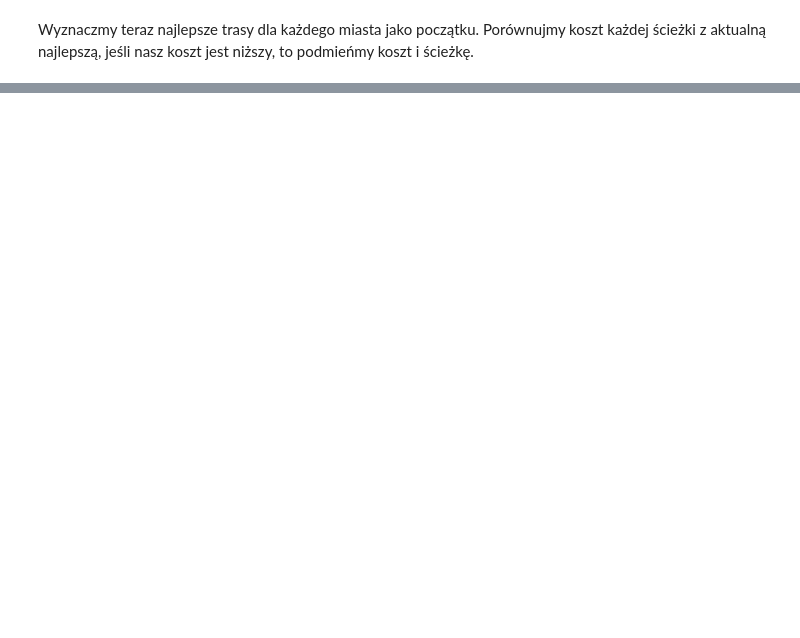
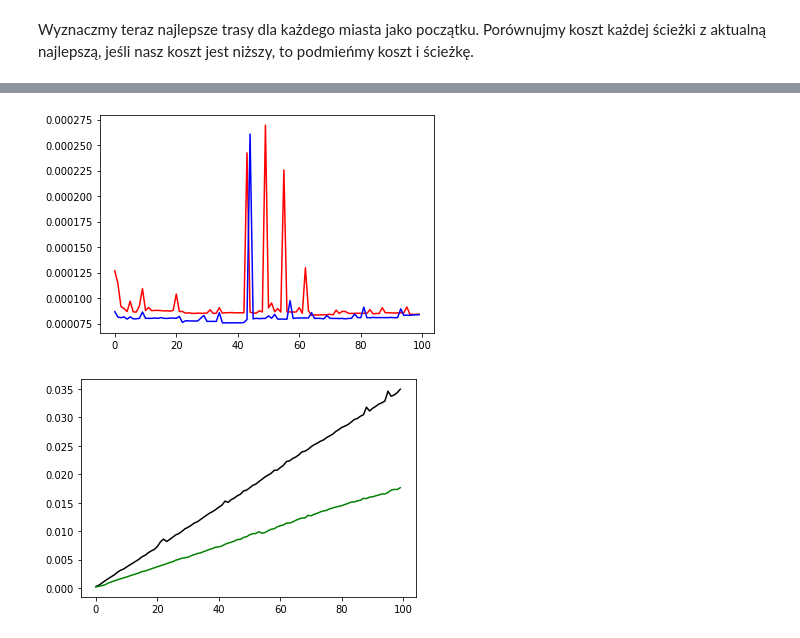
Before and after one commit to codingtenshi/SDA, a Jupyter notebook: aisd.ipynb, the cells around one changed output, grey strips where cells are left out. Drawn from its saved outputs; the diff is of its cells as text; code cells hidden in the pictures; blank space fills up the shorter version.

```diff
--- a/aisd.ipynb
+++ b/aisd.ipynb
@@ -525,0 +570,46 @@ inCircle = [xs[i] ** 2. + ys[i] ** 2. <= 1.0 for i in range(N)]
+# %%
+N = 100
+batchsize = 1000
+l = []
+appTimes = []
+popTimes = []
+insTimes = []
+zpopTimes = []
+
+for i in range(N):
+    start = default_timer()
+    for j in range(batchsize):
+        l.append(i)
+    appTimes.append(default_timer() - start)
+
+for i in range(N):
+    start = default_timer()
+    for j in range(batchsize):
+        l.pop()
+    popTimes.append(default_timer() - start)
+
+popTimes.reverse()
+
+for i in range(N):
+    start = default_timer()
+    for j in range(batchsize):
+        l.insert(0, i)
+    insTimes.append(default_timer() - start)
+
+for i in range(N):
+    start = default_timer()
+    for j in range(batchsize):
+        l.pop(0)
+    zpopTimes.append(default_timer() - start)
+
+zpopTimes.reverse()
+
+plt.plot(appTimes, 'r')
+plt.plot(popTimes, 'b')
+plt.show()
+plt.plot(insTimes, 'k')
+plt.plot(zpopTimes, 'g')
+plt.show()
+# %% [output]
+[figure, added]
+[figure, added]
```
Also changed, not shown: parts of 44 cells of this notebook.
